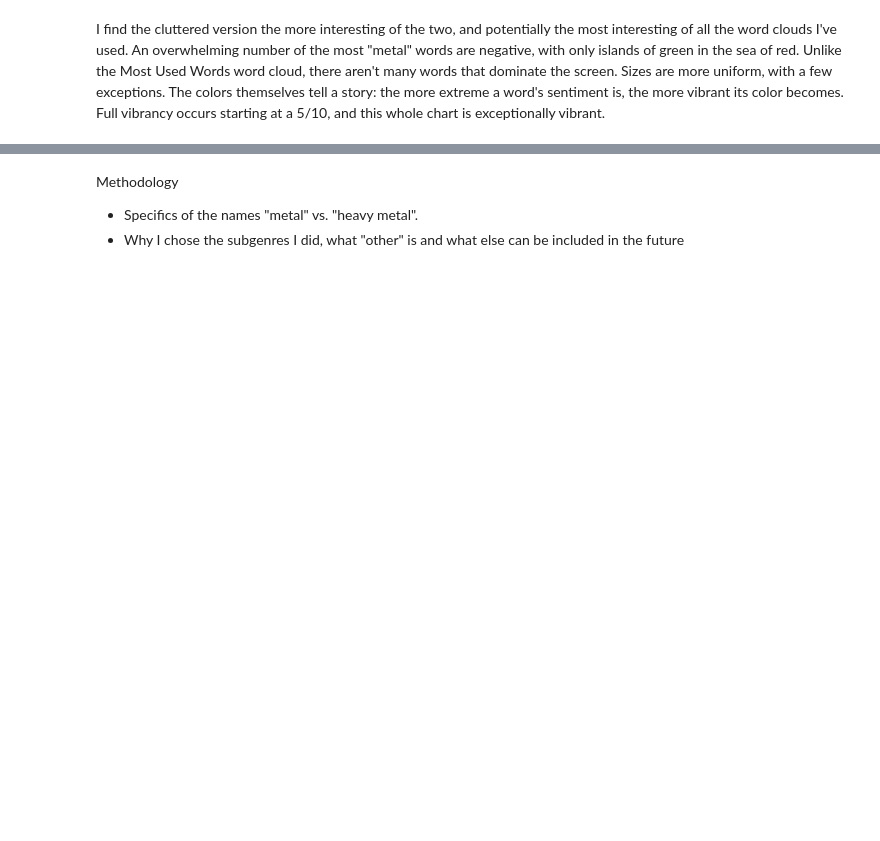
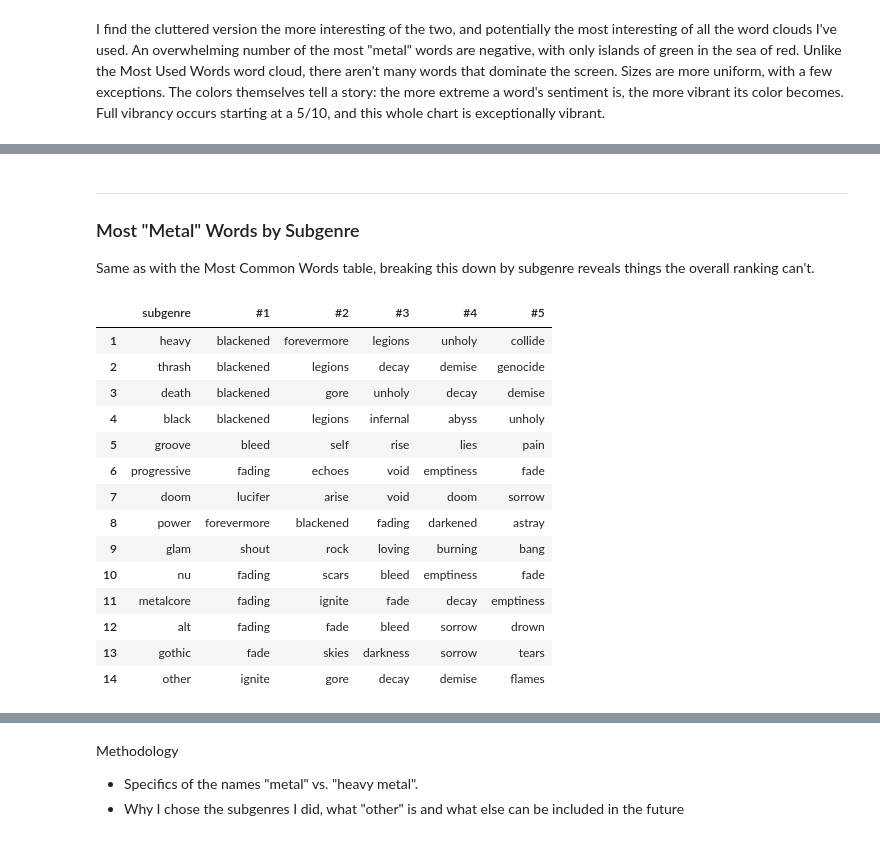
Before and after one commit to wanderson33245/The-Metal-Corpus, a Jupyter notebook: The Metal Corpus.ipynb, the cells around one changed output, grey strips where cells are left out. Cells and saved outputs as stored; diff of their text form; code cells hidden in the pictures; blank space fills up the shorter version.

```diff
--- a/The Metal Corpus.ipynb
+++ b/The Metal Corpus.ipynb
@@ -963,0 +916,54 @@ plt.show()
+# %% [markdown]
+---
+
+### Most "Metal" Words by Subgenre
+
+Same as with the Most Common Words table, breaking this down by subgenre reveals things the overall ranking can't.
+# %%
+TOP_N = 5
+
+subgenre_totals = {sg: df_words[sg].sum() for sg in subgenres}
+
+results_metal_by_subgenre = {}
+for subgenre in subgenres:
+    df_sub = df_metal_vs_general.copy()  # already filtered: general_freq > 0, manual removes applied
+
+    df_sub['subgenre_freq_per_million'] = df_sub[subgenre] / subgenre_totals[subgenre] * 1_000_000
+    df_sub['subgenre_metal_ratio'] = df_sub['subgenre_freq_per_million'] / df_sub['general_freq_per_million']
+
+    df_sub = df_sub[df_sub[subgenre] >= 100]  # per-subgenre count threshold, lower than the 750 corpus-wide one since individual subgenres are smaller
+    df_sub = df_sub.sort_values('subgenre_metal_ratio', ascending=False).head(TOP_N)
+
+    results_metal_by_subgenre[subgenre] = list(zip(df_sub['word'], df_sub['subgenre_metal_ratio']))
+
+rows = []
+for subgenre in subgenres:
+    if subgenre in results_metal_by_subgenre:
+        words = [w for w, r in results_metal_by_subgenre[subgenre]]
+        words += [''] * (TOP_N - len(words))  # blank if a subgenre runs short
+        rows.append([subgenre] + words)
+
+columns = ['subgenre'] + [f'#{i}' for i in range(1, TOP_N + 1)]
+df_metal_by_subgenre = pd.DataFrame(rows, columns=columns)
+df_metal_by_subgenre.index = range(1, len(df_metal_by_subgenre) + 1)
+
+display(df_metal_by_subgenre.style.map(
+    lambda x: 'font-weight: bold',
+    subset=['#1']
+))
+# %% [output]
+|  | subgenre | #1 | #2 | #3 | #4 | #5 |
+| 1 | heavy | blackened | forevermore | legions | unholy | collide |
+| 2 | thrash | blackened | legions | decay | demise | genocide |
+| 3 | death | blackened | gore | unholy | decay | demise |
+| 4 | black | blackened | legions | infernal | abyss | unholy |
+| 5 | groove | bleed | self | rise | lies | pain |
+| 6 | progressive | fading | echoes | void | emptiness | fade |
+| 7 | doom | lucifer | arise | void | doom | sorrow |
+| 8 | power | forevermore | blackened | fading | darkened | astray |
+| 9 | glam | shout | rock | loving | burning | bang |
+| 10 | nu | fading | scars | bleed | emptiness | fade |
+| 11 | metalcore | fading | ignite | fade | decay | emptiness |
+| 12 | alt | fading | fade | bleed | sorrow | drown |
+| 13 | gothic | fade | skies | darkness | sorrow | tears |
+| 14 | other | ignite | gore | decay | demise | flames |
```
Also changed, not shown: parts of 13 cells of this notebook.
